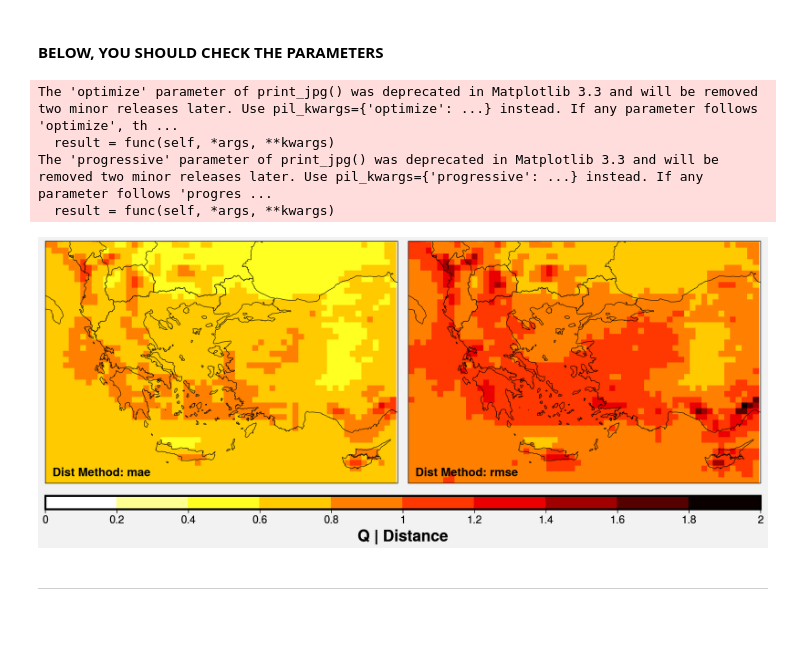
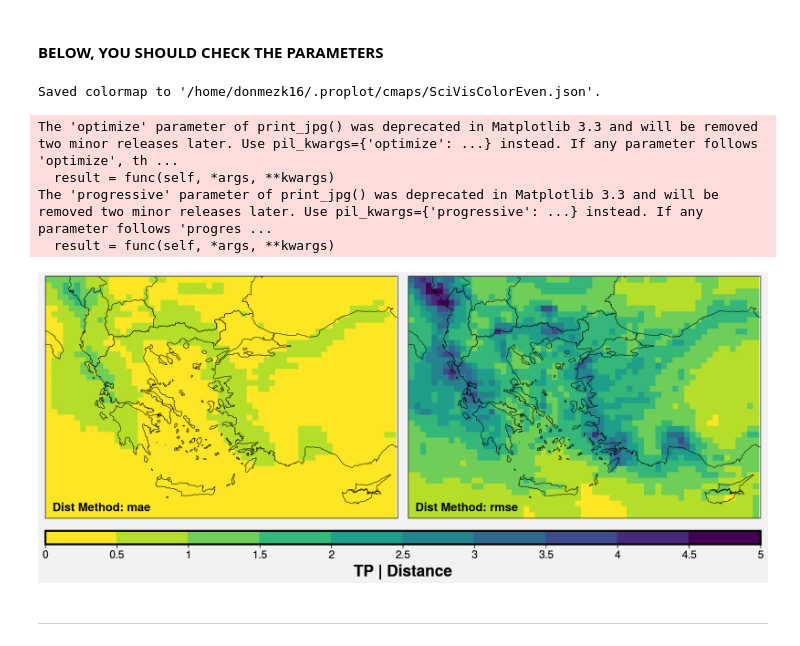
Before and after one commit to donmezkutay/Climate-Modelling-Lesson-Project, a Jupyter notebook: process_1D_graphics.ipynb, the cells around one changed output. Cells and saved outputs as stored; diff of their text form; code cells hidden in the pictures.

```diff
--- a/process_1D_graphics.ipynb
+++ b/process_1D_graphics.ipynb
@@ -29,13 +30,13 @@ from visualization_codes import plot_facet_map
 #### **BELOW, YOU SHOULD CHECK THE PARAMETERS**
 # %%
 # Parameters to change ------------
-is_single = False
-model_var = 'QV' # possible for single: PMSL, RELHUM_2M, TOT_PREC, T_2M, U_10M, V_10M
+is_single = True
+model_var = 'TOT_PREC' # possible for single: PMSL, RELHUM_2M, TOT_PREC, T_2M, U_10M, V_10M
                  # possible for pressure: FI, RELHUM, T, QV
-era5_var = 'q' # possible for single: u10, v10, t2m, msl, tp
+era5_var = 'tp' # possible for single: u10, v10, t2m, msl, tp
                  # possible for pressure: z, t, q
-model_level = 'pl'
-plevel = 85000 # in Pa (if using model_level=sfc, this must be 100000 (one hundred thousand Pa))
+model_level = 'sfc'
+plevel = 100000 # in Pa (if using model_level=sfc, this must be 100000 (one hundred thousand Pa))
 il = 'İZMİR' # choose province to clip (capital letters)
 
 # ----------------
@@ -330,38 +330,42 @@ Coordinates:
 #### **BELOW, YOU SHOULD CHECK THE PARAMETERS**
 # %%
 # Parameters to change ------------
-cmap = plt.get_cmap('hot').reversed()
+cmap = plot.Colormap(
+    'viridis',
+    name='SciVisColorEven', save=True
+).reversed()
 vmin = 0 # consider lower limit above
-vmax = 2 # consider upper limit above
-norm_inc = 0.2 # norm increment
-ticks_inc = 0.2 # ticks increment
+vmax = 5 # consider upper limit above
+norm_inc = 0.5 # norm increment
+ticks_inc = 0.5 # ticks increment
 
 norm = BoundaryNorm(np.arange(vmin, vmax+norm_inc, norm_inc), ncolors=cmap.N, clip=True)
 ticks = np.arange(vmin, vmax+ticks_inc, ticks_inc)
 
 # ----------------
 
 # data
 data_df = xr_skill_dist
 
 # graphic features
 fig_array = [[1,2]]
 graphic_no = 2
 method='Dist Method'
 difference_method = 'Distance'
 
 # projection
 crs_data = cartopy.crs.RotatedPole(**crs_parameters)
 
 plot_facet_map(data_df, cmap, vmin, vmax, norm, ticks,
                crs_data, graphic_no, era5_var, model_level,
                plevel, method, difference_method, fig_array)
 # %% [output]
-The 'optimize' parameter of print_jpg() was deprecated in Matplotlib 3.3 and will be removed two minor releases later. Use pil_kwargs={'optimize': ...} instead. If any parameter follows 'optimize', th ...
-  result = func(self, *args, **kwargs)
-The 'progressive' parameter of print_jpg() was deprecated in Matplotlib 3.3 and will be removed two minor releases later. Use pil_kwargs={'progressive': ...} instead. If any parameter follows 'progres ...
-  result = func(self, *args, **kwargs)
+Saved colormap to '/home/donmezk16/.proplot/cmaps/SciVisColorEven.json'.
+The 'optimize' parameter of print_jpg() was deprecated in Matplotlib 3.3 and will be removed two minor releases later. Use pil_kwargs={'optimize': ...} instead. If any parameter follows 'optimize', th ...
+  result = func(self, *args, **kwargs)
+The 'progressive' parameter of print_jpg() was deprecated in Matplotlib 3.3 and will be removed two minor releases later. Use pil_kwargs={'progressive': ...} instead. If any parameter follows 'progres ...
+  result = func(self, *args, **kwargs)
-[figure, old version]
+[figure, new version]
 # %% [markdown]
 --------
 # %% [markdown]
```
Also changed, not shown: parts of 9 cells of this notebook.
